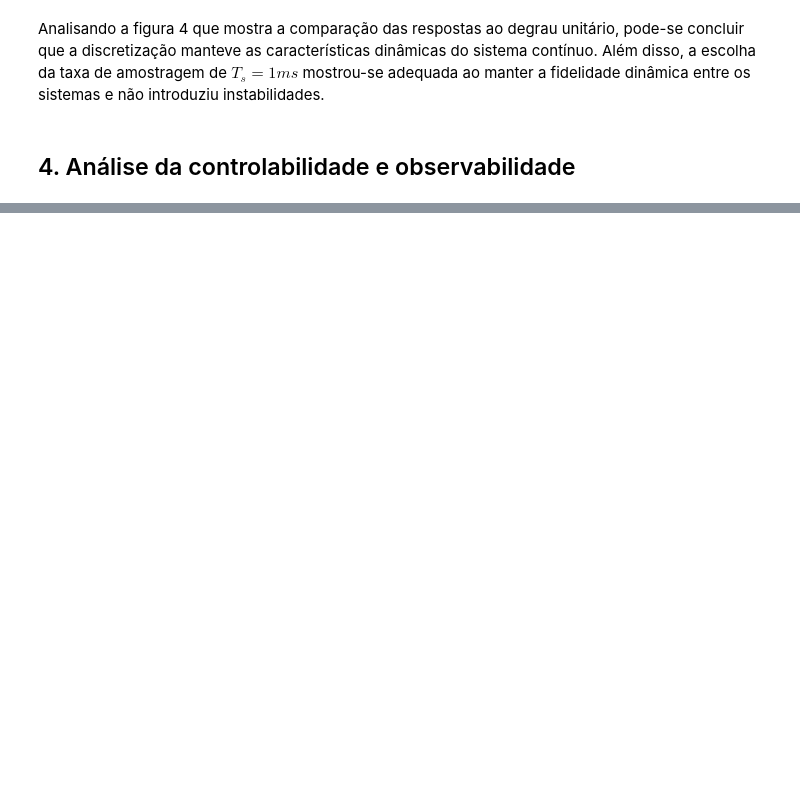
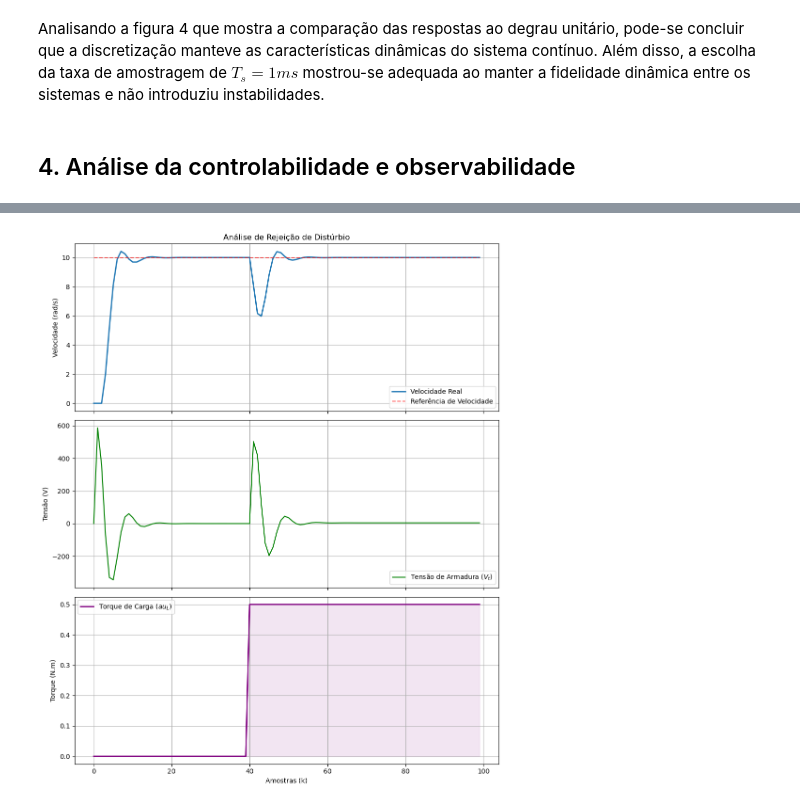
Before and after one commit to PHM-araujo/DCC-motor-control, a Jupyter notebook: relatorio.ipynb, the cells around one changed output, grey strips where cells are left out. Drawn from its saved outputs; the diff is of its cells as text; code cells hidden in the pictures; blank space fills up the shorter version.

```diff
--- a/relatorio.ipynb
+++ b/relatorio.ipynb
@@ -639,0 +712,96 @@ Logo, de forma análoga para o caso da controlabilidade a matriz de observabilid
+# %%
+Bd_dist = Bd[:, 1].reshape(-1, 1)   # B de distúrbio
+K_x = K_aum[:, :2]  # Ganhos para os estados da planta
+K_i = K_aum[:, 2:]  # Ganho do integrador
+
+# --- 3. Montagem da Malha Fechada com DISTÚRBIO ---
+# Estados: [x_planta(2), x_integrador(1)]
+# Entradas da simulação: [Referencia(1), Distúrbio_Torque(1)]
+
+# Matriz A_fechada (3x3)
+# Dinâmica da planta: A - B_ctrl*K_x
+# Efeito do integrador na planta: -B_ctrl*K_i
+top_rows = np.hstack((Ad - Bd_controle @ K_x, -Bd_controle @ K_i))
+bot_row = np.hstack((-Cd, [[1]])) # Dinâmica do integrador
+A_cl = np.vstack((top_rows, bot_row))
+
+# Matriz B_fechada (3x2) -> DUAS ENTRADAS
+# Coluna 1: Referência (Afeta só o integrador)
+# Coluna 2: Distúrbio (Afeta a planta via Bd_dist)
+b_integrador_ref = np.array([[1]]) # O '1' que multiplica a referência
+b_integrador_dist = np.array([[0]]) # O '0' para o distúrbio no integrador
+
+B_cl = np.block([
+    [np.zeros((2,1)),  Bd_dist],           # Linha de cima (Planta): 2x2
+    [b_integrador_ref, b_integrador_dist]  # Linha de baixo (Integrador): 1x2
+])
+
+# Matriz C (Para ver Velocidade e Tensão Aplicada)
+# Queremos ver: Velocidade Real e Tensão de Controle (reconstruída)
+# Como state space só mostra estados, vamos ver a Velocidade primeiro.
+C_cl = np.array([[0, 1, 0]]) # Velocidade
+D_cl = np.zeros((1, 2))
+
+sys_disturbio = ct.StateSpace(A_cl, B_cl, C_cl, D_cl, dt=1)
+
+# --- 4. Simulação do Cenário ---
+t = np.arange(0, 100, 1)
+inputs = np.zeros((2, len(t)))
+
+# Cenário:
+# k=0 a k=100: Referência de velocidade = 10 rad/s
+inputs[0, :] = 10
+# k=40 em diante: Aplica torque de carga de 0.5 N.m (Degrau de Distúrbio)
+inputs[1, 40:] = 0.5
+
+t, y = ct.forced_response(sys_disturbio, T=t, U=inputs)
+
+# Reconstrução manual da Tensão de Controle para plotagem
+# u[k] = -Kx * x - Ki * xi
+# Precisamos dos estados x (ia, w) e xi
+# O forced_response retorna os estados em "x" (não confundir com o eixo x)
+states = ct.forced_response(sys_disturbio, T=t, U=inputs).states
+x_planta = states[:2, :]
+x_int = states[2, :]
+
+# Calculando u para cada ponto
+u_control = - (K_x @ x_planta) - (K_i * x_int)
+u_control = u_control.flatten()
+
+# --- 5. Plotagem ---
+# Vamos criar 3 subplots compartilhando o eixo X (tempo/amostras)
+fig, (ax1, ax2, ax3) = plt.subplots(3, 1, figsize=(10, 12), sharex=True)
+
+# --- Gráfico 1: Velocidade (Saída) ---
+# Usamos flatten() para garantir que y não tenha dimensões extras
+ax1.plot(t, y.flatten(), label='Velocidade Real', linewidth=2)
+ax1.plot(t, inputs[0, :], 'r--', alpha=0.6, label='Referência de Velocidade')
+ax1.set_ylabel('Velocidade (rad/s)')
+ax1.set_title('Análise de Rejeição de Distúrbio')
+ax1.grid(True)
+ax1.legend(loc='lower right')
+
+# --- Gráfico 2: Tensão (Esforço de Controle) ---
+ax2.plot(t, u_control, color='green', label='Tensão de Armadura ($V_t$)')
+ax2.set_ylabel('Tensão (V)')
+ax2.grid(True)
+ax2.legend(loc='lower right')
+
+# --- Gráfico 3: Torque de Carga (O Distúrbio) ---
+# AQUI está o que você pediu: inputs[1, :] é o vetor do torque
+ax3.plot(t, inputs[1, :], color='purple', linewidth=2, label='Torque de Carga ($\tau_L$)')
+
+ax3.set_ylabel('Torque (N.m)')
+ax3.set_xlabel('Amostras (k)')
+
+
+# Vamos pintar a área sob o torque para destacar quando ele está ativo
+ax3.fill_between(t, inputs[1, :], color='purple', alpha=0.1)
+
+ax3.grid(True)
+ax3.legend(loc='upper left')
+
+plt.tight_layout()
+plt.show()
+# %% [output]
+[figure, added]
```
Also changed, not shown: parts of 24 cells of this notebook, 1 other file.
